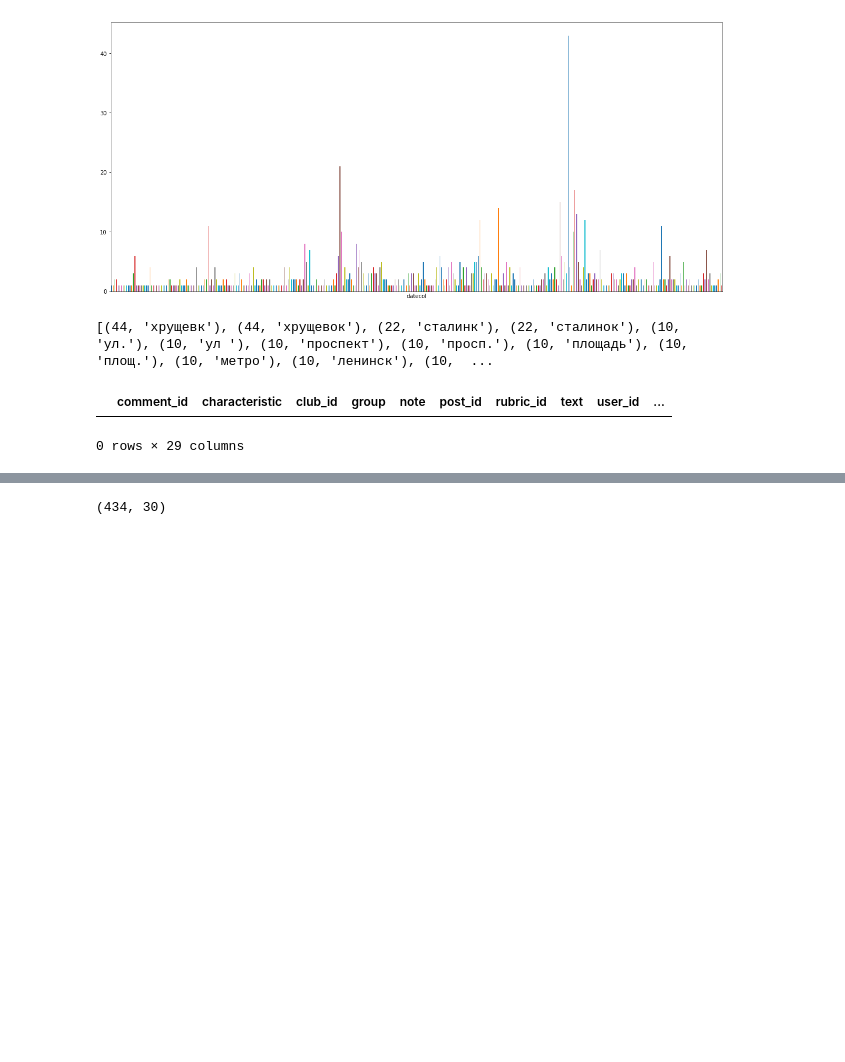
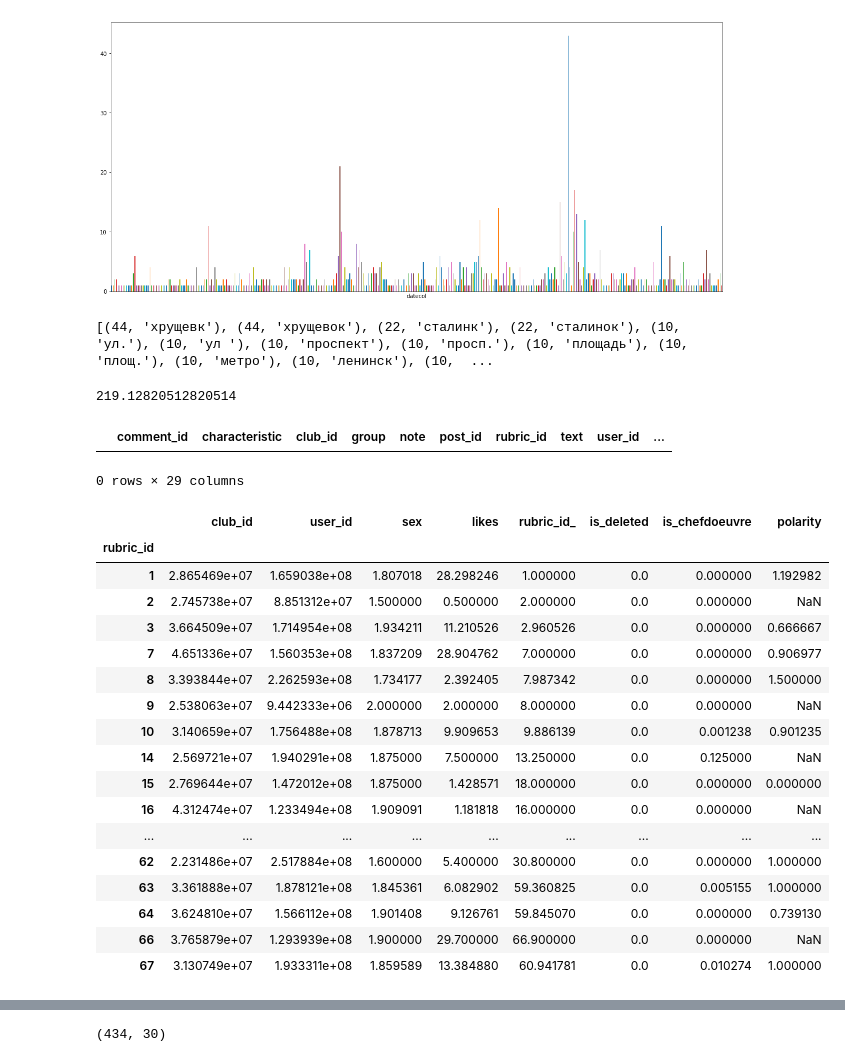
Before and after one commit to arkhipovkm/NLPHistory, a Jupyter notebook: Statistics.ipynb, the cells around one changed output, grey strips where cells are left out. Saved outputs shown, nothing was run; the diff lists cells and outputs as text; code cells hidden in the pictures; blank space fills up the shorter version.

```diff
--- a/Statistics.ipynb
+++ b/Statistics.ipynb
@@ -201,6 +201,10 @@ r = r.replace({'rubric_id': {33:36}})
 r = r.replace({'rubric_id': {68: 66}})
 
 R = r
+# %%
+R.groupby(['rubric_id']).count().comment_id.mean()
+# %% [output]
+219.12820512820514
 # %%
 R[R.rubric_id==68]
 # %% [output]
@@ -224,6 +228,27 @@ titledf = s_titles.reset_index()
 # %%
 t = pd.merge(R, titledf, on='rubric_id')
 R = t
+# %%
+R.groupby(['rubric_id']).mean()
+# %% [output]
+|  | club_id | user_id | sex | likes | rubric_id_ | is_deleted | is_chefdoeuvre | polarity |
+| rubric_id |  |  |  |  |  |  |  |  |
+| 1 | 2.865469e+07 | 1.659038e+08 | 1.807018 | 28.298246 | 1.000000 | 0.0 | 0.000000 | 1.192982 |
+| 2 | 2.745738e+07 | 8.851312e+07 | 1.500000 | 0.500000 | 2.000000 | 0.0 | 0.000000 | NaN |
+| 3 | 3.664509e+07 | 1.714954e+08 | 1.934211 | 11.210526 | 2.960526 | 0.0 | 0.000000 | 0.666667 |
+| 7 | 4.651336e+07 | 1.560353e+08 | 1.837209 | 28.904762 | 7.000000 | 0.0 | 0.000000 | 0.906977 |
+| 8 | 3.393844e+07 | 2.262593e+08 | 1.734177 | 2.392405 | 7.987342 | 0.0 | 0.000000 | 1.500000 |
+| 9 | 2.538063e+07 | 9.442333e+06 | 2.000000 | 2.000000 | 8.000000 | 0.0 | 0.000000 | NaN |
+| 10 | 3.140659e+07 | 1.756488e+08 | 1.878713 | 9.909653 | 9.886139 | 0.0 | 0.001238 | 0.901235 |
+| 14 | 2.569721e+07 | 1.940291e+08 | 1.875000 | 7.500000 | 13.250000 | 0.0 | 0.125000 | NaN |
+| 15 | 2.769644e+07 | 1.472012e+08 | 1.875000 | 1.428571 | 18.000000 | 0.0 | 0.000000 | 0.000000 |
+| 16 | 4.312474e+07 | 1.233494e+08 | 1.909091 | 1.181818 | 16.000000 | 0.0 | 0.000000 | NaN |
+| ... | ... | ... | ... | ... | ... | ... | ... | ... |
+| 62 | 2.231486e+07 | 2.517884e+08 | 1.600000 | 5.400000 | 30.800000 | 0.0 | 0.000000 | 1.000000 |
+| 63 | 3.361888e+07 | 1.878121e+08 | 1.845361 | 6.082902 | 59.360825 | 0.0 | 0.005155 | 1.000000 |
+| 64 | 3.624810e+07 | 1.566112e+08 | 1.901408 | 9.126761 | 59.845070 | 0.0 | 0.000000 | 0.739130 |
+| 66 | 3.765879e+07 | 1.293939e+08 | 1.900000 | 29.700000 | 66.900000 | 0.0 | 0.000000 | NaN |
+| 67 | 3.130749e+07 | 1.933311e+08 | 1.859589 | 13.384880 | 60.941781 | 0.0 | 0.010274 | 1.000000 |
 # %%
 #R.groupby(['rubric_title']).count()
 # %%
```
Also changed, not shown: parts of 1 cell of this notebook, 2 other files.
